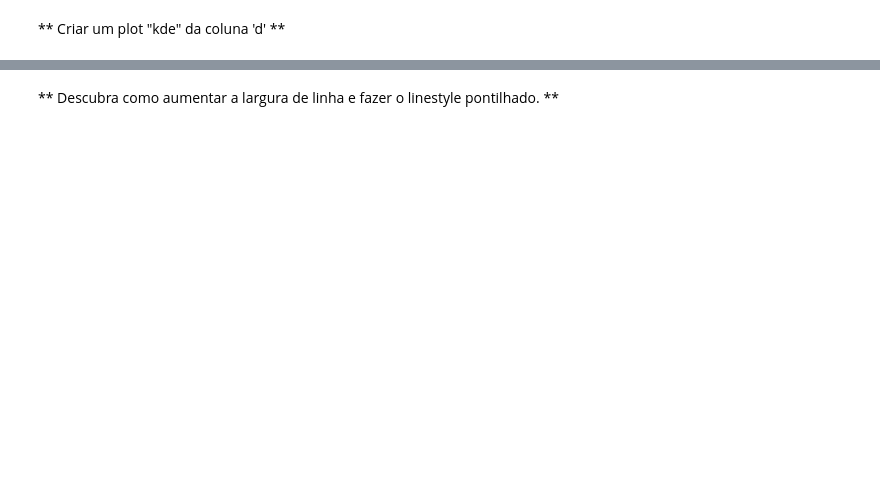
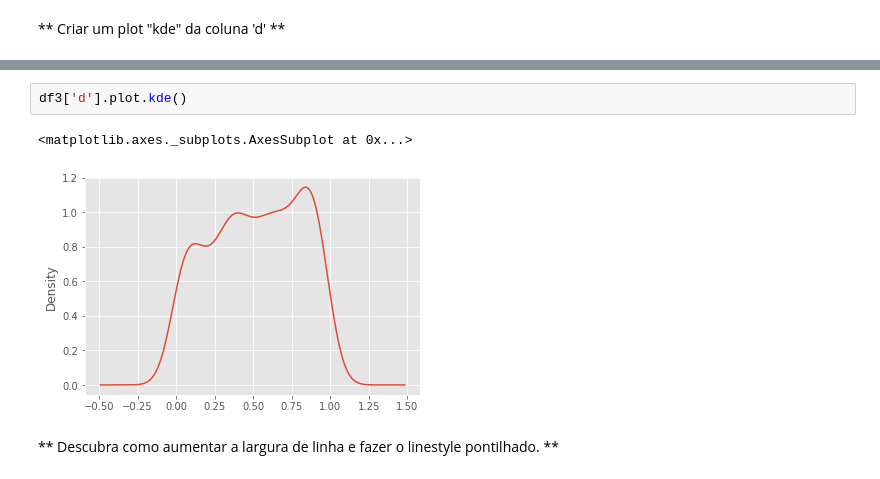
Before and after one commit to paulojuniore/DataScienceStudies, a Jupyter notebook: 3 - Visualização de Dados/Visualização de dados incorporada ao Pandas/Exercício de visualização de dados Pandas.ipynb, the cells around one changed output, grey strips where cells are left out. Drawn from its saved outputs; the diff is of its cells as text; blank space fills up the shorter version.

```diff
--- a/3 - Visualização de Dados/Visualização de dados incorporada ao Pandas/Exercício de visualização de dados Pandas.ipynb
+++ b/3 - Visualização de Dados/Visualização de dados incorporada ao Pandas/Exercício de visualização de dados Pandas.ipynb
@@ -71,2 +62,7 @@ df3['a'].plot.hist()
+# %%
+df3['d'].plot.kde()
+# %% [output]
+<matplotlib.axes._subplots.AxesSubplot at 0x...>
+[figure, added]
 # %% [markdown]
 ** Descubra como aumentar a largura de linha e fazer o linestyle pontilhado. **
```
Also changed, not shown: parts of 14 cells of this notebook.
